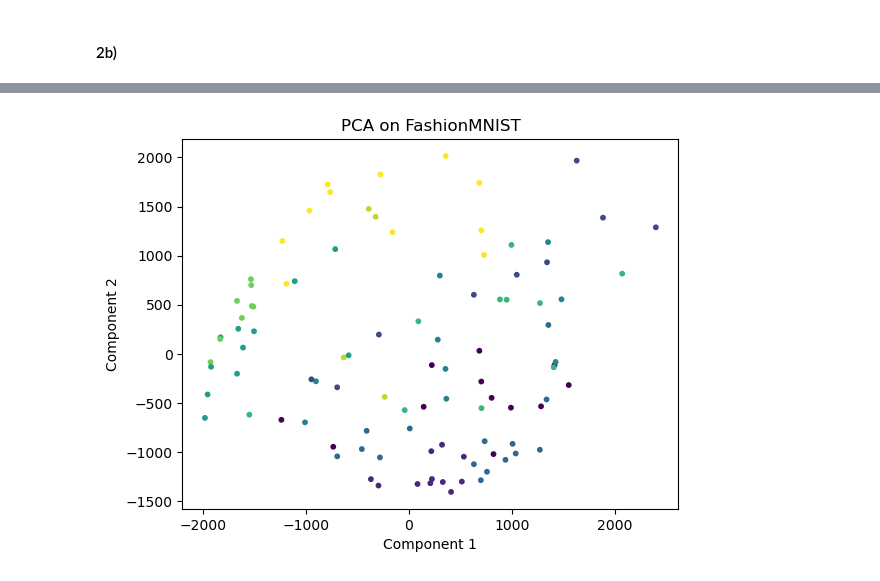
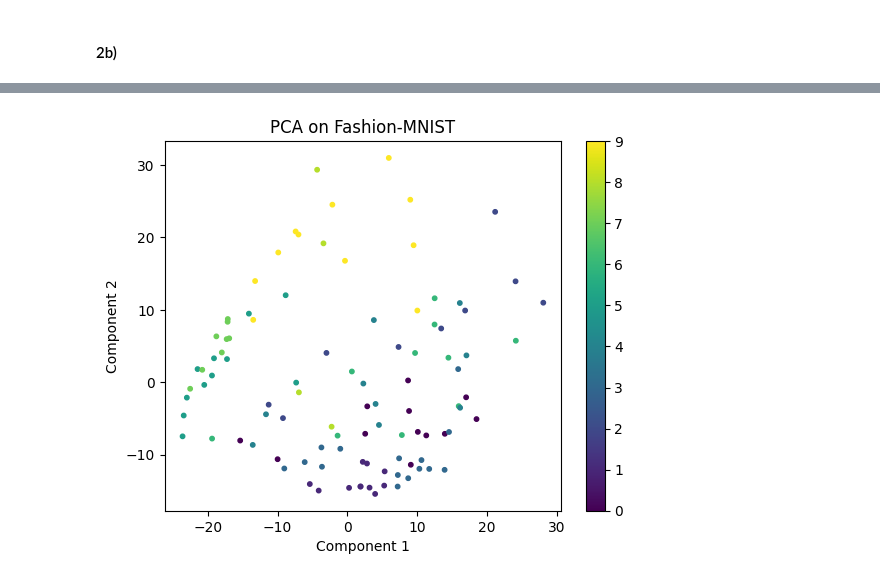
Before and after one commit to d3nnis2001/MaschinellesLernenImWeb, a Jupyter notebook: Exercise2/practical.ipynb, the cells around one changed output, grey strips where cells are left out. Saved outputs shown, nothing was run; the diff lists cells and outputs as text; code cells hidden in the pictures.

```diff
--- a/Exercise2/practical.ipynb
+++ b/Exercise2/practical.ipynb
@@ -71,36 +70,69 @@ import numpy as np
 import matplotlib.pyplot as plt
 from sklearn.decomposition import PCA, FastICA
 from sklearn.discriminant_analysis import LinearDiscriminantAnalysis as LDA
-from sklearn.datasets import fetch_openml
-from sklearn.metrics import explained_variance_score
+from sklearn.datasets import fetch_openml, load_digits, load_wine
+from sklearn.metrics import accuracy_score
+from scipy.stats import kurtosis
+from sklearn.linear_model import LogisticRegression
+from sklearn.model_selection import train_test_split
+from sklearn.preprocessing import StandardScaler
 
-# Get FashionMNIST data
+# Function to perform and evaluate dimensionality reduction techniques
+def evaluate_dimensionality_reduction(X, y, dataset_name):
+    print(f"--- Results for {dataset_name} ---")
 
+    # Standardize the data
+    scaler = StandardScaler()
+    X_scaled = scaler.fit_transform(X)
+
+    # Perform PCA
+    pca = PCA(n_components=2, random_state=69)
+    X_pca = pca.fit_transform(X_scaled)
+    pca_explained_variance = np.sum(pca.explained_variance_ratio_)
+    print(f"PCA Explained Variance: {pca_explained_variance:.2f}")
+
+    # Perform LDA
+    lda = LDA(n_components=2)
+    X_lda = lda.fit_transform(X_scaled, y)
+    X_train, X_test, y_train, y_test = train_test_split(X_lda, y, test_size=0.3, random_state=69)
+    clf = LogisticRegression(max_iter=1000)
+    clf.fit(X_train, y_train)
+    lda_accuracy = clf.score(X_test, y_test)
+    print(f"LDA Classification Accuracy: {lda_accuracy:.2f}")
+
+    # Perform ICA
+    ica = FastICA(n_components=2, random_state=69)
+    X_ica = ica.fit_transform(X_scaled)
+    ica_kurtosis = kurtosis(X_ica, axis=0)
+    ica_kurtosis_mean = np.mean(ica_kurtosis)
+    print(f"ICA Mean Kurtosis: {ica_kurtosis_mean:.2f}")
+
+    # Plot the results
+    models = {"PCA": X_pca, "LDA": X_lda, "ICA": X_ica}
+    for key, value in models.items():
+        plt.figure()
+        plt.scatter(value[:, 0], value[:, 1], c=y.astype(int), cmap='viridis', s=10)
+        plt.title(f"{key} on {dataset_name}")
+        plt.xlabel('Component 1')
+        plt.ylabel('Component 2')
+        plt.colorbar()
+        plt.show()
+
+# Load the datasets
+# 1. Fashion-MNIST dataset
 fashion_mnist = fetch_openml('Fashion-MNIST')
 X, y = fashion_mnist['data'], fashion_mnist['target']
-
 X = X[:100]
 y = y[:100]
+evaluate_dimensionality_reduction(X, y, "Fashion-MNIST")
 
-# Perform PCA, LDA and ICA
+# 2. Digits dataset
+digits = load_digits()
+X_digits, y_digits = digits.data, digits.target
+evaluate_dimensionality_reduction(X_digits, y_digits, "Digits")
 
-pca = PCA(n_components=2, random_state=69)
-X_pca = pca.fit_transform(X)
-
-lda = LDA(n_components=2)
-X_lda = lda.fit_transform(X, y)
-
-ica = FastICA(n_components=2, random_state=69)
-X_ica = ica.fit_transform(X)
-
-# Plot the results
-
-models = {"PCA": X_pca, "LDA": X_lda, "ICA": X_ica}
-
-for key, value in models.items():
-    plt.scatter(value[:, 0], value[:, 1], c=y.astype(int), s=10)
-    plt.title(f'{key} on FashionMNIST')
-    plt.xlabel('Component 1')
-    plt.ylabel('Component 2')
-    plt.show()
+# 3. Wine dataset
+wine = load_wine()
+X_wine, y_wine = wine.data, wine.target
+evaluate_dimensionality_reduction(X_wine, y_wine, "Wine")
 # %% [output]
@@ -107 +143 @@ for key, value in models.items():
-[figure, old version]
+[figure, new version]
```
Also changed, not shown: parts of 3 cells of this notebook.
